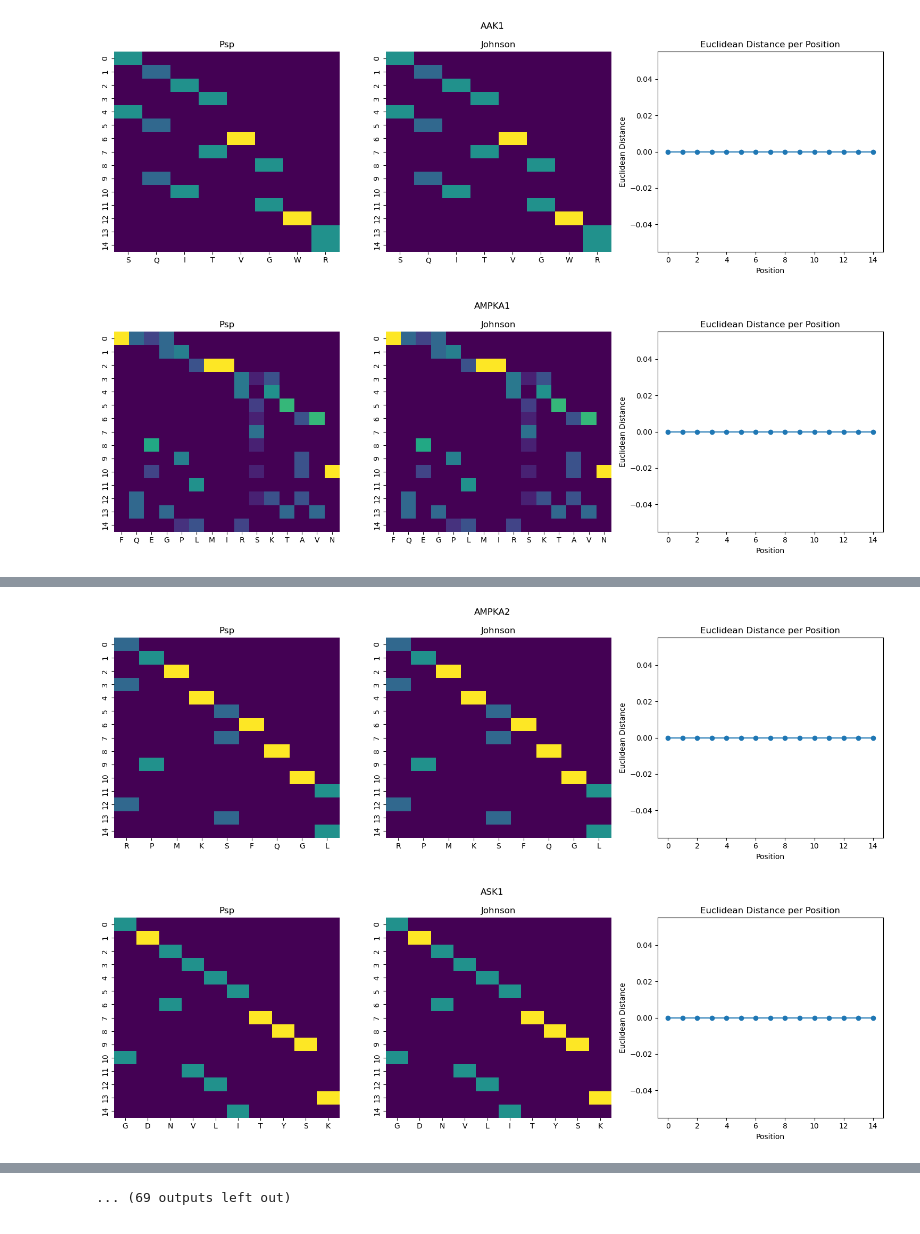
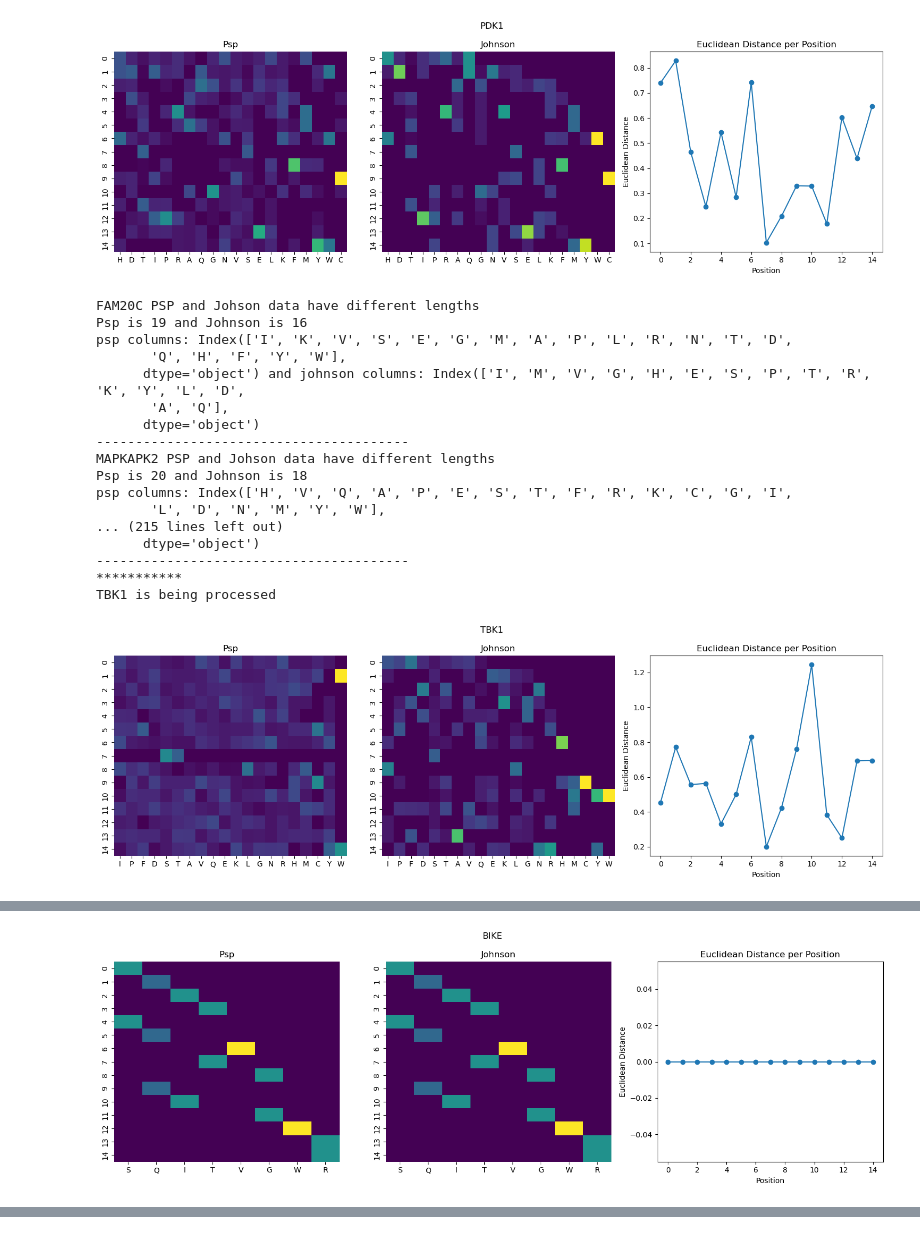
Before and after one commit to sadiatulmarzan/kinases_phosposite, a Jupyter notebook: python code/compare.ipynb, the cells around one changed output, grey strips where cells are left out. Drawn from its saved outputs; the diff is of its cells as text; code cells hidden in the pictures.

```diff
--- a/python code/compare.ipynb
+++ b/python code/compare.ipynb
@@ -23,2 +23,2 @@ dict_keys(['AAK1', 'AMPKA1', 'AMPKA2', 'ASK1', 'ATM', 'ATR', 'BRAF', 'BUB1', 'CA
 # %%
-set(PSSM_PSP.keys()).intersection(set(PSSM_johnson.keys()))
+common_family = set(PSSM_PSP.keys()).intersection(set(PSSM_johnson.keys()))
@@ -52,0 +59,3 @@ len(PSSM_PSP[family].columns)
+# %%
+family = list(common_family)[0]
+family
@@ -95,26 +102,42 @@ PSSM_johnson[family]
 # %%
-for family in PSSM_PSP.keys():
+for family in common_family:
     pssm1 = PSSM_PSP[family]
     pssm2 = PSSM_johnson[family]
-    # Calculate Euclidean distances for each position
-    distances = np.linalg.norm(pssm1 - pssm2, axis=1)
 
-    # Plotting the PSSMs and distances
-    fig, axes = plt.subplots(1, 3, figsize=(15, 5))
-    # set figure title
-    fig.suptitle(family)
+    if pssm1.shape[1] != pssm2.shape[1]:
+        print(family, 'PSP and Johson data have different lengths')
+        print(f"Psp is {pssm1.shape[1]} and Johnson is {pssm2.shape[1]}")
+        print(f"psp columns: {pssm1.columns} and johnson columns: {pssm2.columns}")
+        print("----------------------------------------")
+        continue
 
-    sns.heatmap(pssm1, ax=axes[0], cmap='viridis', cbar=False)
-    axes[0].set_title('Psp')
+    # make the columns match
+    try:
+        print("***********")
+        print(f"{family} is being processed")
+        pssm1 = pssm1[pssm2.columns]
 
-    sns.heatmap(pssm2, ax=axes[1], cmap='viridis', cbar=False)
-    axes[1].set_title('Johnson')
+        # Calculate Euclidean distances for each position
+        distances = np.linalg.norm(pssm1 - pssm2, axis=1)
 
-    axes[2].plot(distances, marker='o')
-    axes[2].set_title('Euclidean Distance per Position')
-    axes[2].set_xlabel('Position')
-    axes[2].set_ylabel('Euclidean Distance')
+        # Plotting the PSSMs and distances
+        fig, axes = plt.subplots(1, 3, figsize=(15, 5))
+        # set figure title
+        fig.suptitle(family)
 
-    plt.tight_layout()
-    plt.show()
+        sns.heatmap(pssm1, ax=axes[0], cmap='viridis', cbar=False)
+        axes[0].set_title('Psp')
+
+        sns.heatmap(pssm2, ax=axes[1], cmap='viridis', cbar=False)
+        axes[1].set_title('Johnson')
+
+        axes[2].plot(distances, marker='o')
+        axes[2].set_title('Euclidean Distance per Position')
+        axes[2].set_xlabel('Position')
+        axes[2].set_ylabel('Euclidean Distance')
+
+        plt.tight_layout()
+        plt.show()
+    except Exception as e:
+        print(family, e)
 # %% [output]
@@ -121,2 +154,19 @@ for family in PSSM_PSP.keys():
-[figure, old version]
+[figure, new version]
+FAM20C PSP and Johson data have different lengths
+Psp is 19 and Johnson is 16
+psp columns: Index(['I', 'K', 'V', 'S', 'E', 'G', 'M', 'A', 'P', 'L', 'R', 'N', 'T', 'D',
+       'Q', 'H', 'F', 'Y', 'W'],
+      dtype='object') and johnson columns: Index(['I', 'M', 'V', 'G', 'H', 'E', 'S', 'P', 'T', 'R', 'K', 'Y', 'L', 'D',
+       'A', 'Q'],
+      dtype='object')
+----------------------------------------
+MAPKAPK2 PSP and Johson data have different lengths
+Psp is 20 and Johnson is 18
+psp columns: Index(['H', 'V', 'Q', 'A', 'P', 'E', 'S', 'T', 'F', 'R', 'K', 'C', 'G', 'I',
+       'L', 'D', 'N', 'M', 'Y', 'W'],
+... (215 lines left out)
+      dtype='object')
+----------------------------------------
+***********
+TBK1 is being processed
-[figure, old version]
+[figure, new version]
@@ -123,2 +190 @@ for family in PSSM_PSP.keys():
-[figure, old version]
+[figure, new version]
-[figure, removed]
@@ -133 +190,0 @@ for family in PSSM_PSP.keys():
-... (69 outputs left out)
```
Also changed, not shown: parts of 17 cells of this notebook, 4 other files.
